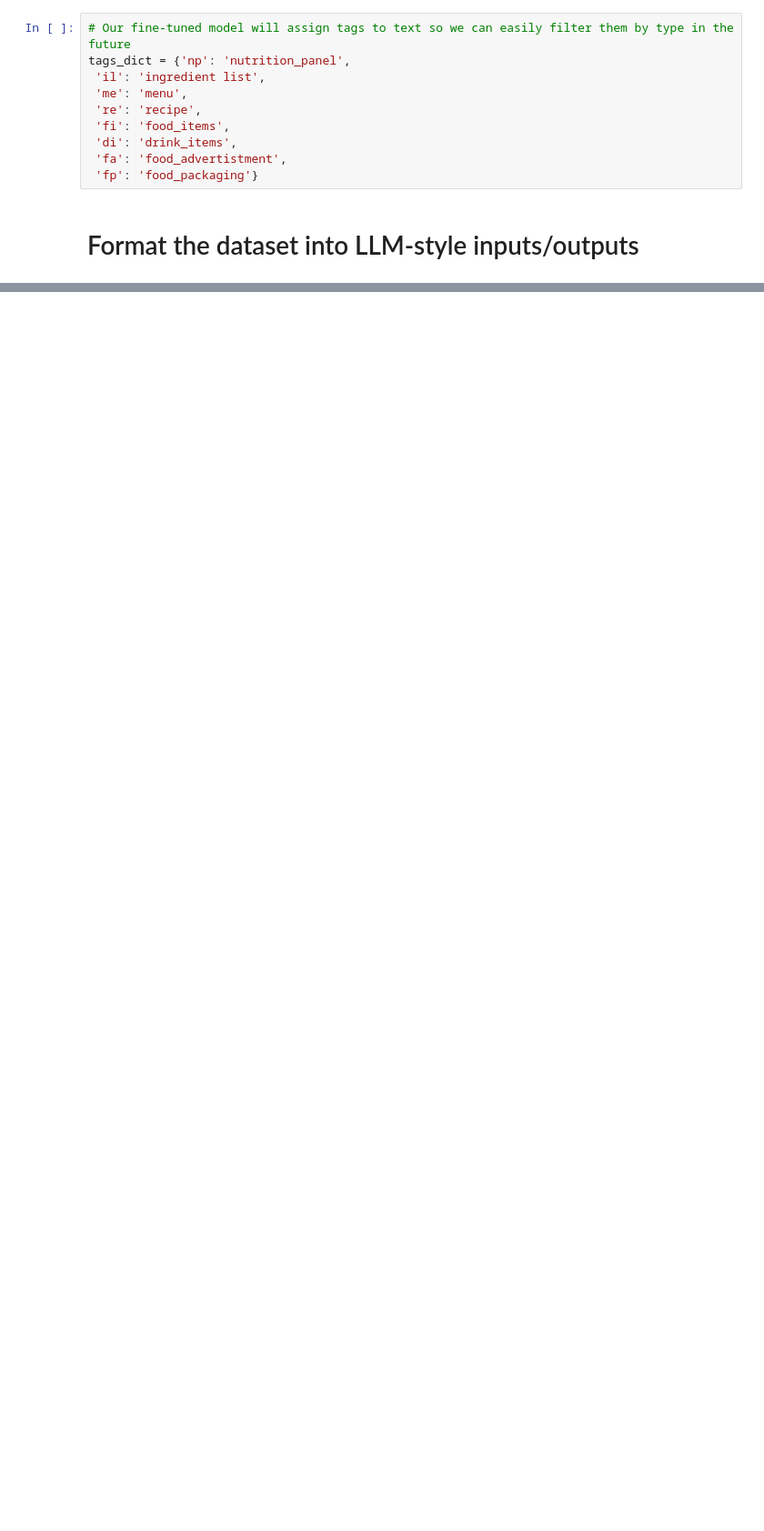
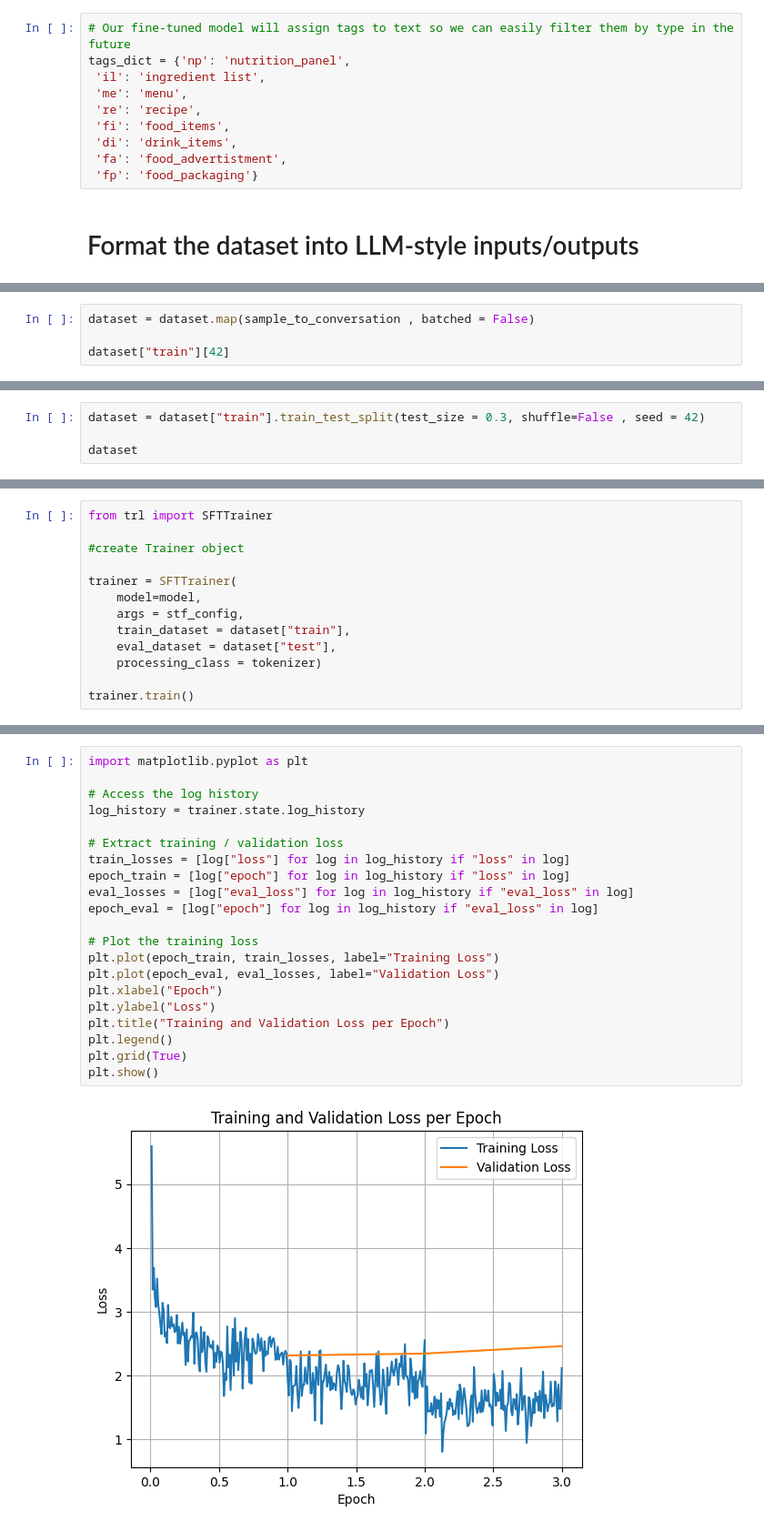
Before and after one commit to saai07/LLM_finetuning, a Jupyter notebook: gemma-3-270m-it.ipynb, the cells around one changed output, grey strips where cells are left out. Shown at 91% size. Drawn from its saved outputs; the diff is of its cells as text; blank space fills up the shorter version.

Commit message:
fine tuned on food dataset

```diff
--- a/gemma-3-270m-it.ipynb
+++ b/gemma-3-270m-it.ipynb
@@ -150,0 +175,4 @@ random_sample
+# %%
+dataset = dataset.map(sample_to_conversation , batched = False)
+
+dataset["train"][42]
@@ -150,0 +197,4 @@ random_sample
+# %%
+dataset = dataset["train"].train_test_split(test_size = 0.3, shuffle=False , seed = 42)
+
+dataset
@@ -150,0 +425,13 @@ random_sample
+# %%
+from trl import SFTTrainer
+
+#create Trainer object
+
+trainer = SFTTrainer(
+    model=model,
+    args = stf_config,
+    train_dataset = dataset["train"],
+    eval_dataset = dataset["test"],
+    processing_class = tokenizer)
+
+trainer.train()
@@ -150,0 +448,23 @@ random_sample
+# %%
+import matplotlib.pyplot as plt
+
+# Access the log history
+log_history = trainer.state.log_history
+
+# Extract training / validation loss
+train_losses = [log["loss"] for log in log_history if "loss" in log]
+epoch_train = [log["epoch"] for log in log_history if "loss" in log]
+eval_losses = [log["eval_loss"] for log in log_history if "eval_loss" in log]
+epoch_eval = [log["epoch"] for log in log_history if "eval_loss" in log]
+
+# Plot the training loss
+plt.plot(epoch_train, train_losses, label="Training Loss")
+plt.plot(epoch_eval, eval_losses, label="Validation Loss")
+plt.xlabel("Epoch")
+plt.ylabel("Loss")
+plt.title("Training and Validation Loss per Epoch")
+plt.legend()
+plt.grid(True)
+plt.show()
+# %% [output]
+[figure, added]
```
Also changed, not shown: parts of 37 cells of this notebook.
